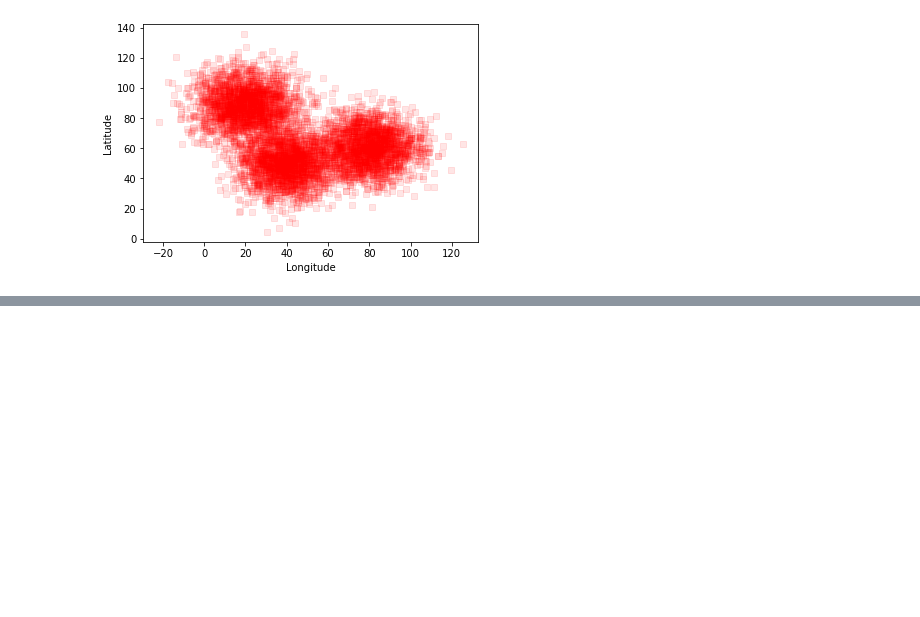
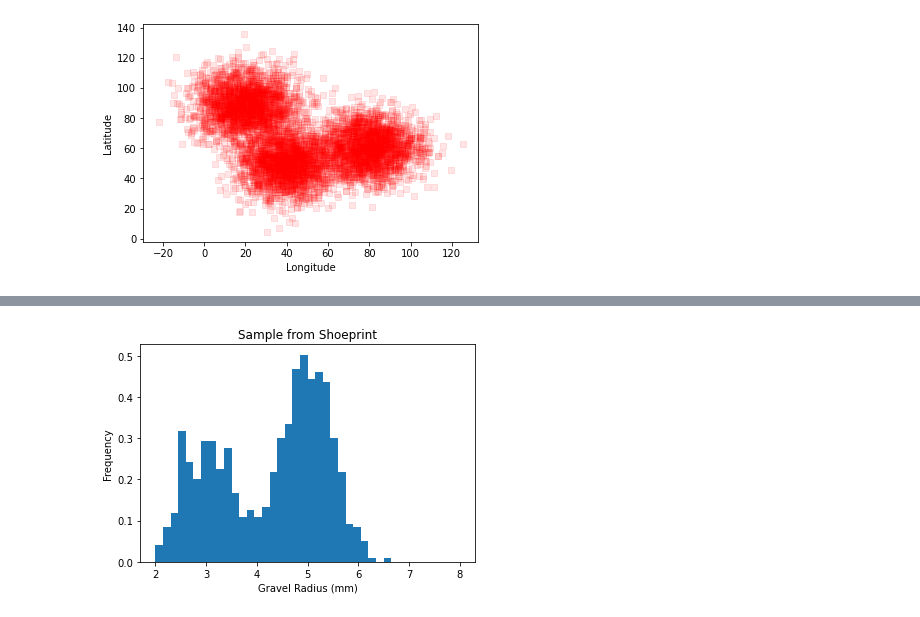
Before and after one commit to alanwake47/pythonlearn, a Jupyter notebook: DataCamp/1- Introduction to Data Science in Python/Different Types of Plots/different types of plots.ipynb, the cells around one changed output, grey strips where cells are left out. Saved outputs shown, nothing was run; the diff lists cells and outputs as text; code cells hidden in the pictures; blank space fills up the shorter version.

```diff
--- a/DataCamp/1- Introduction to Data Science in Python/Different Types of Plots/different types of plots.ipynb
+++ b/DataCamp/1- Introduction to Data Science in Python/Different Types of Plots/different types of plots.ipynb
@@ -62,0 +160,13 @@ plt.show()
+# %%
+gravel = pd.read_csv('gravel.csv')
+
+plt.hist(gravel.radius, bins = 40, range = (2, 8), density=True, label="abc")
+
+plt.xlabel("Gravel Radius (mm)")
+plt.ylabel("Frequency")
+plt.title("Sample from Shoeprint")
+
+
+plt.show()
+# %% [output]
+[figure, added]
```
Also changed, not shown: parts of 7 cells of this notebook, 12 other files.
